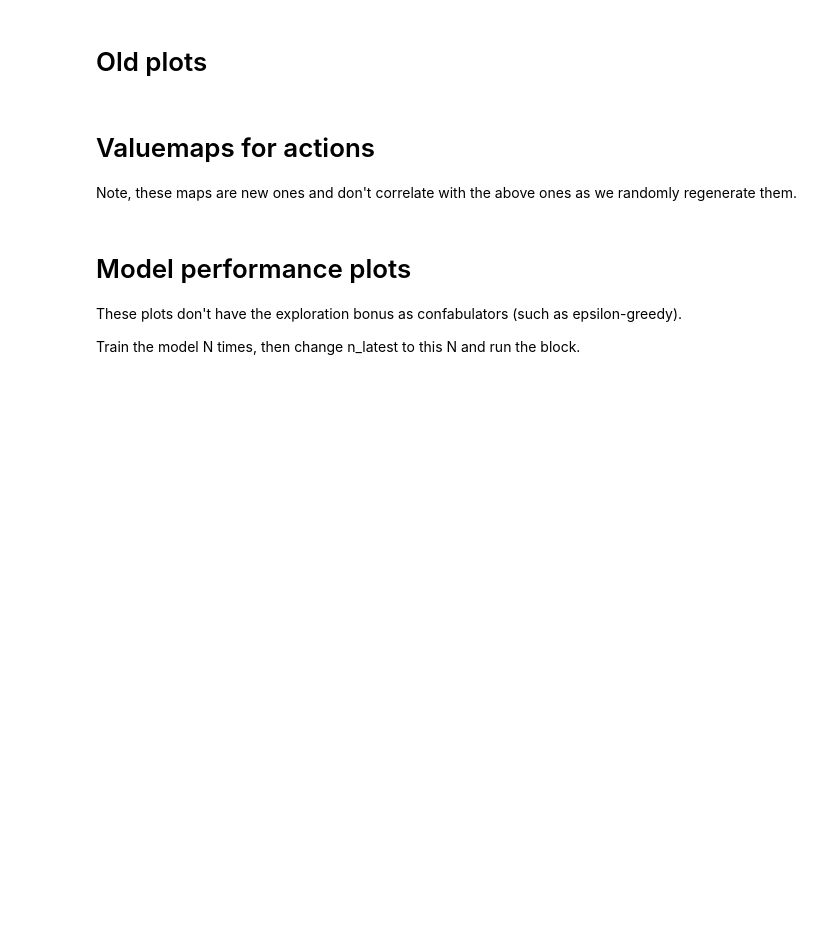
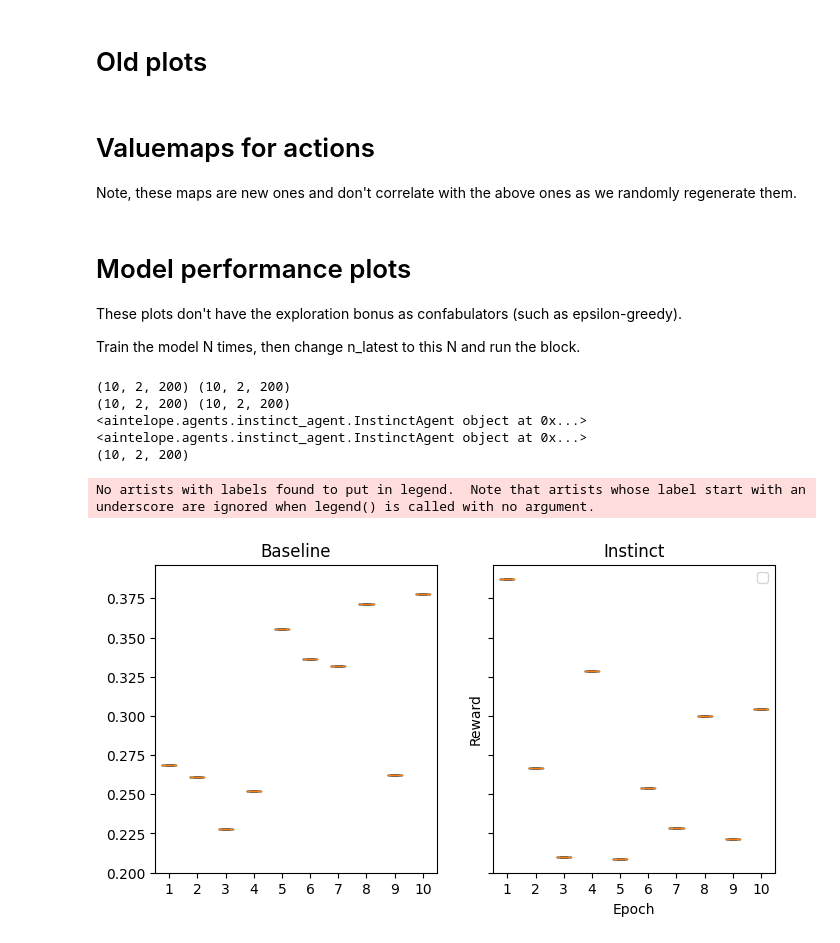
Before and after one commit to biological-alignment-benchmarks/biological-alignment-gridagents-benchmarks, a Jupyter notebook: aintelope/analytics/plot_results.ipynb, the cells around one changed output. Cells and saved outputs as stored; diff of their text form; code cells hidden in the pictures; blank space fills up the shorter version.

Commit message:
Fixing final plotting for results in notebook. Intermediate results not yet working

```diff
--- a/aintelope/analytics/plot_results.ipynb
+++ b/aintelope/analytics/plot_results.ipynb
@@ -280,14 +283,6 @@ def testrun(model,env,test_cfg, samples, test_length):
 # Load the models from checkpoints and run them through test envs to measure their performance
 # without training parameters (usually exploration, like epsilon). statistical significance per run
 def calc_results_per_model(models, test_cfg): #test_dirs
-    '''
-    models = []
-    for exp_dir in test_dirs:
-        mod_dir = os.listdir(exp_dir+"/checkpoints/")
-        runs_dir = [os.path.join(exp_dir+"/checkpoints/", m) for m in mod_dir]
-        runs_dir.sort(key=lambda x: os.path.getmtime(x))
-        models.append(runs_dir)
-    '''
     samples = 10 # how many times a random start location is attempted
     test_length = 20 # how long time to find grass
 
@@ -355,29 +331,37 @@ b_r = combine_dims(b_rewards[0:-1,:,:],1).T
 i_s = combine_dims(i_scores[0:-1,:,:],1).T
 i_r = combine_dims(i_rewards[0:-1,:,:],1).T
 '''
-b_s = np.mean(b_scores[0:-1,:,:],axis=2).T
-b_r = np.mean(b_rewards[0:-1,:,:],axis=2).T
-i_s = np.mean(i_scores[0:-1,:,:],axis=2).T
-i_r = np.mean(i_rewards[0:-1,:,:],axis=2).T
+b_s = np.mean(b_scores,axis=2).T
+b_r = np.mean(b_rewards,axis=2).T
+i_s = np.mean(i_scores,axis=2).T
+i_r = np.mean(i_rewards,axis=2).T
 #print(b_r, i_r)
+# %% [output]
+(10, 2, 200) (10, 2, 200)
+(10, 2, 200) (10, 2, 200)
+<aintelope.agents.instinct_agent.InstinctAgent object at 0x...> <aintelope.agents.instinct_agent.InstinctAgent object at 0x...>
+(10, 2, 200)
 # %%
 # Plot results
-X = np.arange(1, b_scores[:-1,].shape[0]+1)
+X = np.arange(1, b_scores.shape[0]+1)
 
 fig, axs = plt.subplots(nrows=1, ncols=2, figsize=(8, 4), sharey=True)
 axs[0].boxplot(b_r, labels=X)
 axs[0].set_title('Baseline')
 
 axs[1].boxplot(i_r, labels=X)
 axs[1].set_title('Instinct')
 
 #plt.boxplot(i_r, labels=X)
 #plt.boxplot(i_r, labels=X)
 
 plt.xlabel("Epoch")
 plt.ylabel("Reward")
 #plt.title("Reward comparison")
 plt.legend()
 plt.show()
+# %% [output]
+No artists with labels found to put in legend.  Note that artists whose label start with an underscore are ignored when legend() is called with no argument.
+[figure, added]
 # %%
 # Score results
```
Also changed, not shown: parts of 7 cells of this notebook.
